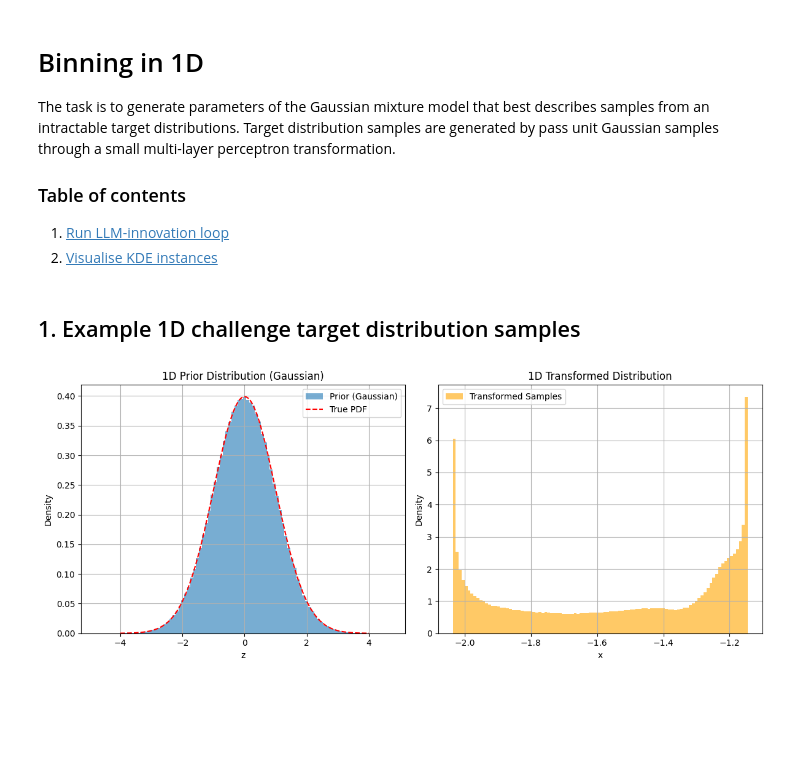
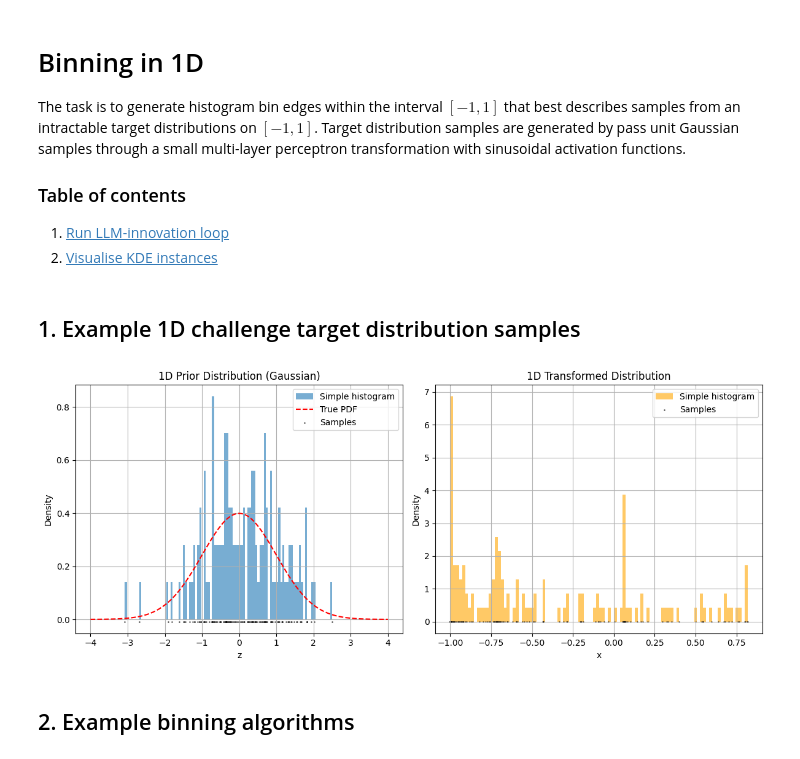
Before and after one commit to tig-foundation/automated-ai-innovator, a Jupyter notebook: challenges/binning/challenge_visualisation.ipynb, the cells around one changed output. Saved outputs shown, nothing was run; the diff lists cells and outputs as text; code cells hidden in the pictures; blank space fills up the shorter version.

```diff
--- a/challenges/binning/challenge_visualisation.ipynb
+++ b/challenges/binning/challenge_visualisation.ipynb
@@ -2,7 +2,7 @@
 # Binning in 1D
 
 
-The task is to generate parameters of the Gaussian mixture model that best describes samples from an intractable target distributions. Target distribution samples are generated by pass unit Gaussian samples through a small multi-layer perceptron transformation.
+The task is to generate histogram bin edges within the interval $[-1, 1]$ that best describes samples from an intractable target distributions on $[-1, 1]$. Target distribution samples are generated by pass unit Gaussian samples through a small multi-layer perceptron transformation with sinusoidal activation functions.
 
 
 ### Table of contents
@@ -20,39 +20,47 @@ import template
 <a id="1D"></a>
 ## 1. Example 1D challenge target distribution samples
 # %%
-seed = 1234
+seed = 12
 rng_params = np.random.default_rng(seed)
 rng_samps = np.random.default_rng(seed + 1)
 
-num_samples = 2 ** 20
+num_samples = 2 ** 7
 z = rng_samps.normal(size=(num_samples, 1))
 
 x = template.generate_samples(rng_params, z)
 # %%
-# Plot
+import matplotlib.pyplot as plt
+import numpy as np
+from scipy.stats import norm
+
+
 plt.figure(figsize=(12, 5))
 
 # Prior
 plt.subplot(1, 2, 1)
-plt.hist(z, bins=100, density=True, alpha=0.6, label="Prior (Gaussian)")
+plt.hist(z, bins=100, density=True, alpha=0.6, label="Simple histogram")
 x_vals = np.linspace(-4, 4, 200)
 plt.plot(x_vals, norm.pdf(x_vals), 'r--', label="True PDF")
+plt.scatter(z, np.full_like(z, -0.01), s=1, alpha=0.5, color="black", label="Samples")  # horizontal scatter below
 plt.title("1D Prior Distribution (Gaussian)")
 plt.xlabel("z")
 plt.ylabel("Density")
 plt.legend()
 plt.grid(True)
 
 # Transformed
 plt.subplot(1, 2, 2)
-plt.hist(x, bins=100, density=True, alpha=0.6, label="Transformed Samples", color="orange")
+plt.hist(x, bins=100, density=True, alpha=0.6, label="Simple histogram", color="orange")
+plt.scatter(x, np.full_like(x, -0.01), s=1, alpha=0.5, color="black", label="Samples")  # horizontal scatter below
 plt.title("1D Transformed Distribution")
 plt.xlabel("x")
 plt.ylabel("Density")
 plt.legend()
 plt.grid(True)
 
 plt.tight_layout()
 plt.show()
 # %% [output]
-[figure, old version]
+[figure, new version]
+# %% [markdown]
+## 2. Example binning algorithms
```
Also changed, not shown: parts of 4 cells of this notebook, 7 other files.
